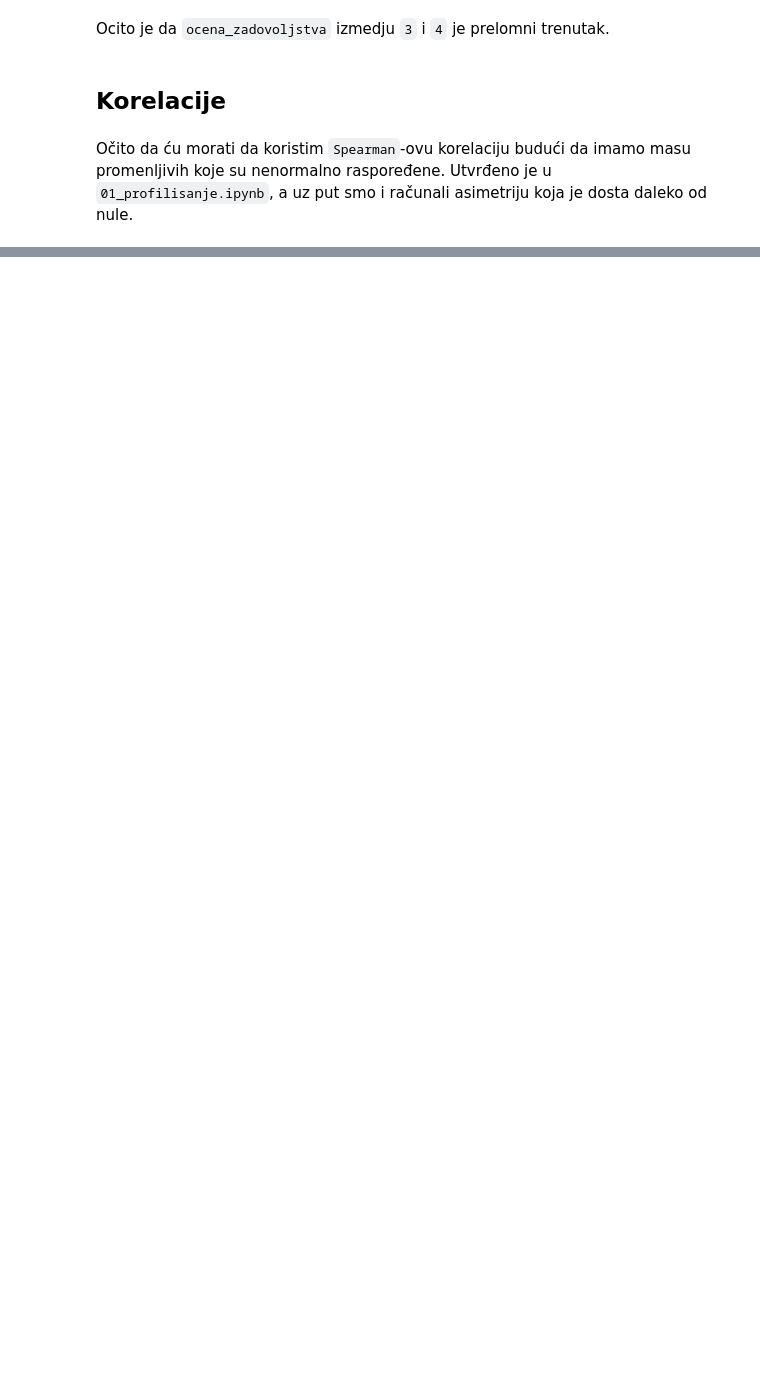
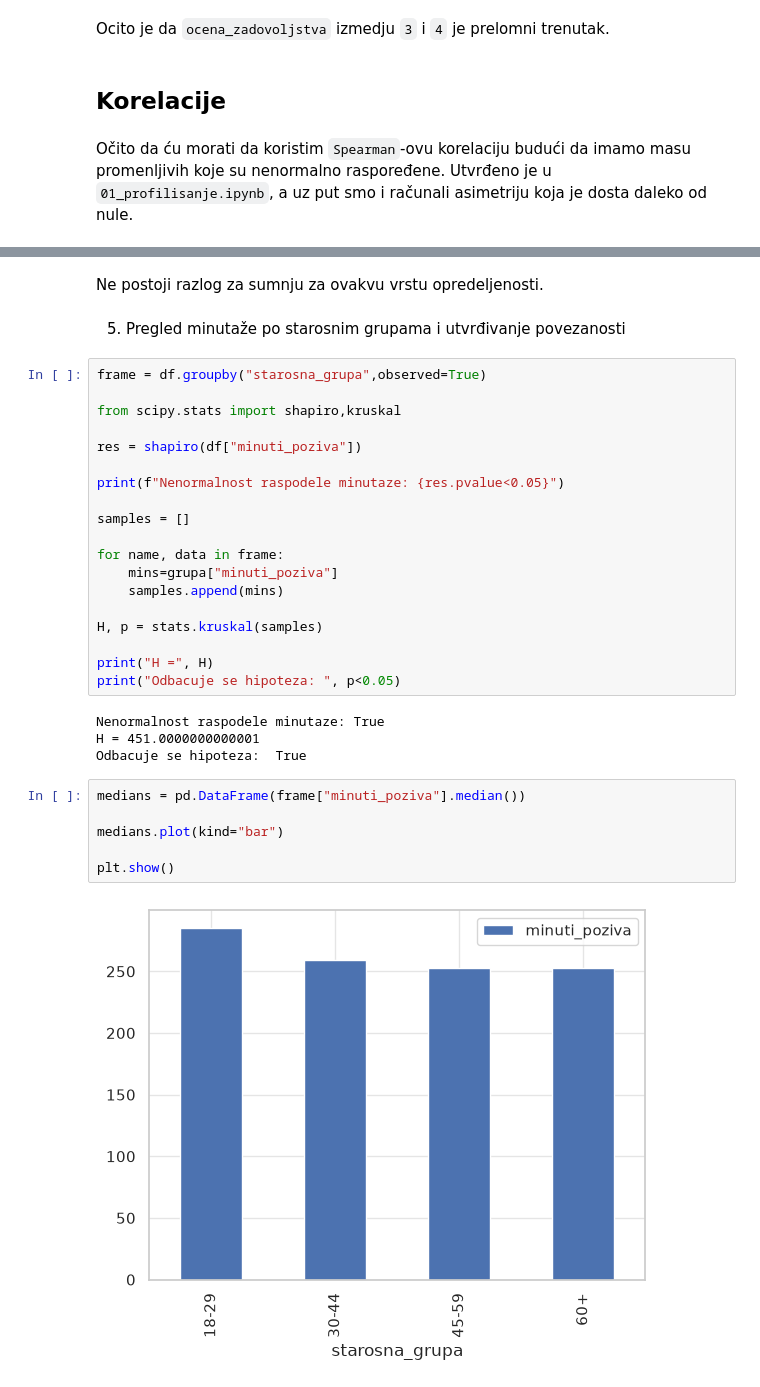
Before and after one commit to machina390/telekom-analytics, a Jupyter notebook: rezultati/03_analiza.ipynb, the cells around one changed output, grey strips where cells are left out. Drawn from its saved outputs; the diff is of its cells as text; blank space fills up the shorter version.

```diff
--- a/rezultati/03_analiza.ipynb
+++ b/rezultati/03_analiza.ipynb
@@ -192,0 +288,35 @@ Name: churn_flag, dtype: float64
+# %% [markdown]
+Ne postoji razlog za sumnju za ovakvu vrstu opredeljenosti.
+# %% [markdown]
+5) Pregled minutaže po starosnim grupama i utvrđivanje povezanosti
+# %%
+frame = df.groupby("starosna_grupa",observed=True)
+
+from scipy.stats import shapiro,kruskal
+
+res = shapiro(df["minuti_poziva"])
+
+print(f"Nenormalnost raspodele minutaze: {res.pvalue<0.05}")
+
+samples = []
+
+for name, data in frame:
+    mins=grupa["minuti_poziva"]
+    samples.append(mins)
+
+H, p = stats.kruskal(samples)
+
+print("H =", H)
+print("Odbacuje se hipoteza: ", p<0.05)
+# %% [output]
+Nenormalnost raspodele minutaze: True
+H = 451.0000000000001
+Odbacuje se hipoteza:  True
+# %%
+medians = pd.DataFrame(frame["minuti_poziva"].median())
+
+medians.plot(kind="bar")
+
+plt.show()
+# %% [output]
+[figure, added]
```
Also changed, not shown: parts of 20 cells of this notebook, 2 other files.
